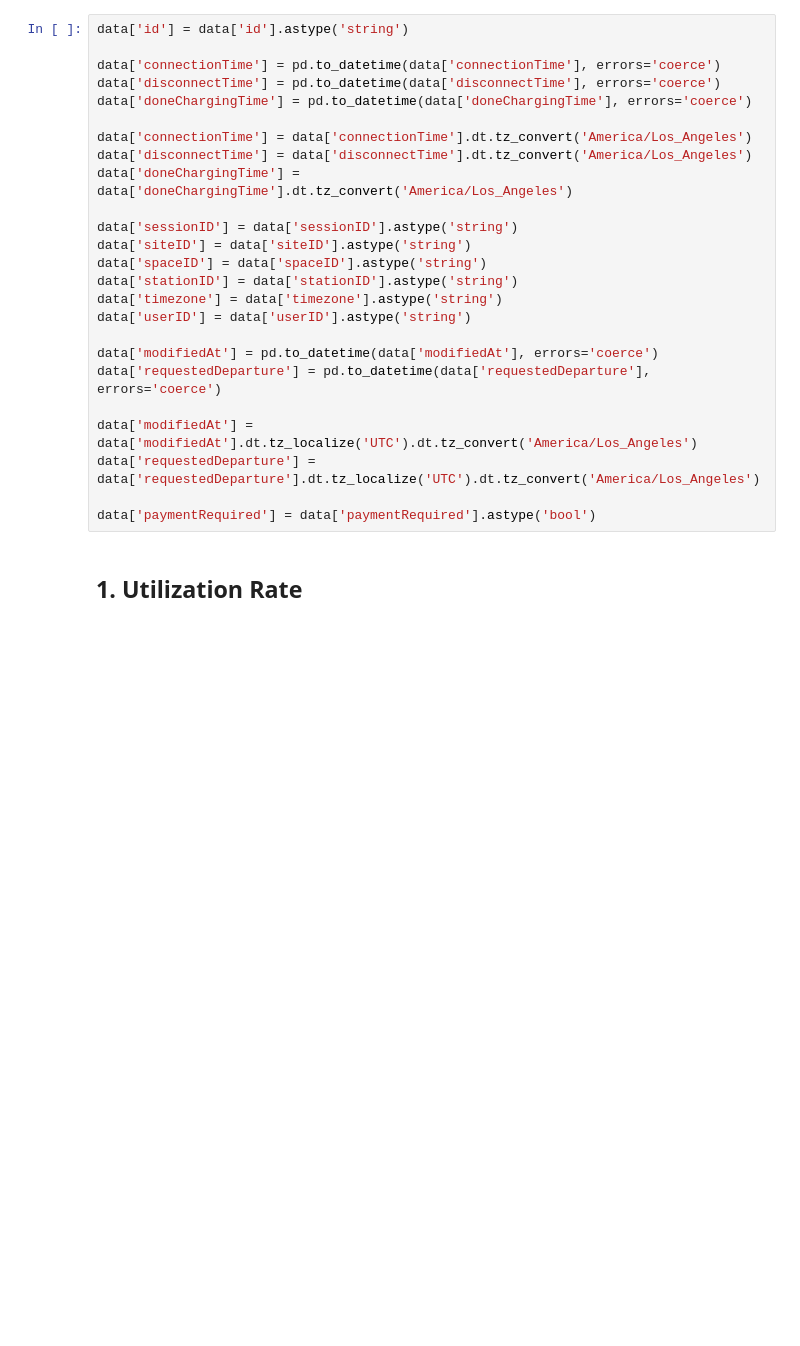
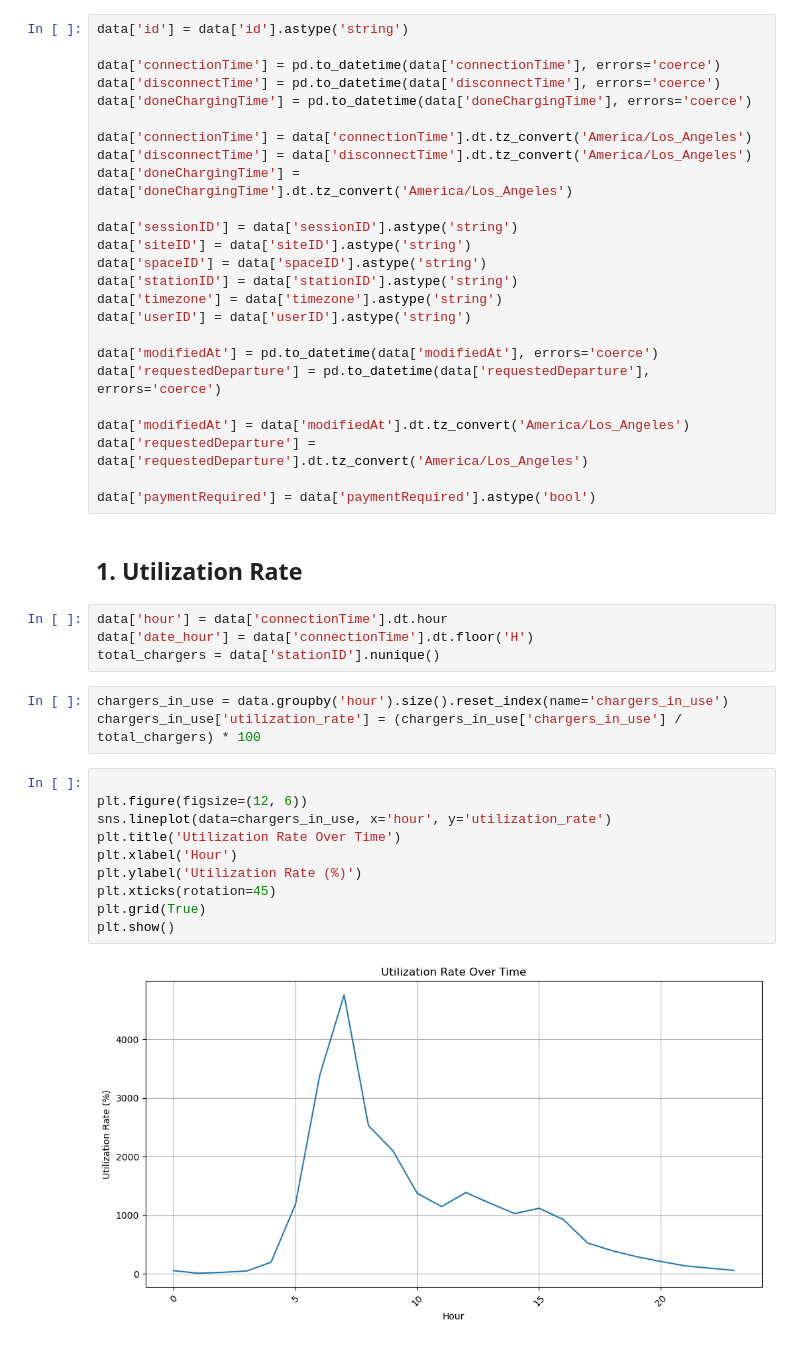
Before and after one commit to JanRkck/AA24, a Jupyter notebook: KPIs.ipynb, the cells around one changed output. Cells and saved outputs as stored; diff of their text form; blank space fills up the shorter version.

```diff
--- a/KPIs.ipynb
+++ b/KPIs.ipynb
@@ -27,9 +27,28 @@ data['userID'] = data['userID'].astype('string')
 data['modifiedAt'] = pd.to_datetime(data['modifiedAt'], errors='coerce')
 data['requestedDeparture'] = pd.to_datetime(data['requestedDeparture'], errors='coerce')
 
-data['modifiedAt'] = data['modifiedAt'].dt.tz_localize('UTC').dt.tz_convert('America/Los_Angeles')
-data['requestedDeparture'] = data['requestedDeparture'].dt.tz_localize('UTC').dt.tz_convert('America/Los_Angeles')
+data['modifiedAt'] = data['modifiedAt'].dt.tz_convert('America/Los_Angeles')
+data['requestedDeparture'] = data['requestedDeparture'].dt.tz_convert('America/Los_Angeles')
 
 data['paymentRequired'] = data['paymentRequired'].astype('bool')
 # %% [markdown]
 ## 1. Utilization Rate
+# %%
+data['hour'] = data['connectionTime'].dt.hour
+data['date_hour'] = data['connectionTime'].dt.floor('H')
+total_chargers = data['stationID'].nunique()
+# %%
+chargers_in_use = data.groupby('hour').size().reset_index(name='chargers_in_use')
+chargers_in_use['utilization_rate'] = (chargers_in_use['chargers_in_use'] / total_chargers) * 100
+# %%
+
+plt.figure(figsize=(12, 6))
+sns.lineplot(data=chargers_in_use, x='hour', y='utilization_rate')
+plt.title('Utilization Rate Over Time')
+plt.xlabel('Hour')
+plt.ylabel('Utilization Rate (%)')
+plt.xticks(rotation=45)
+plt.grid(True)
+plt.show()
+# %% [output]
+[figure, added]
```
Also changed, not shown: parts of 4 cells of this notebook.
